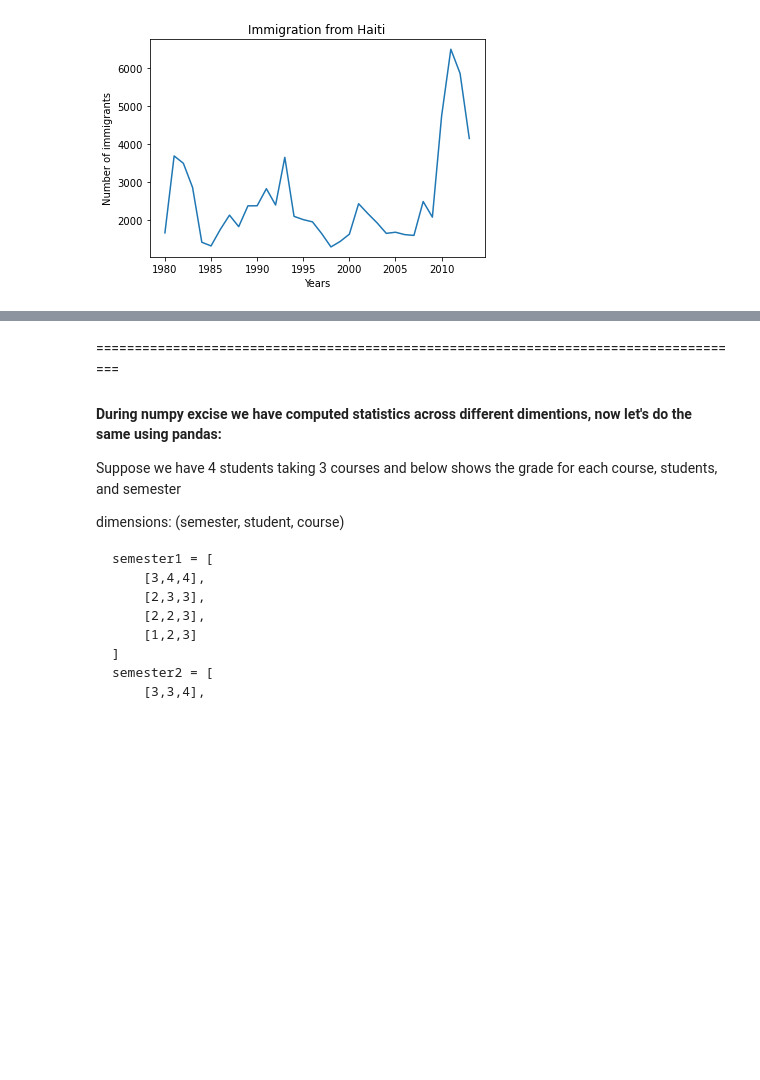
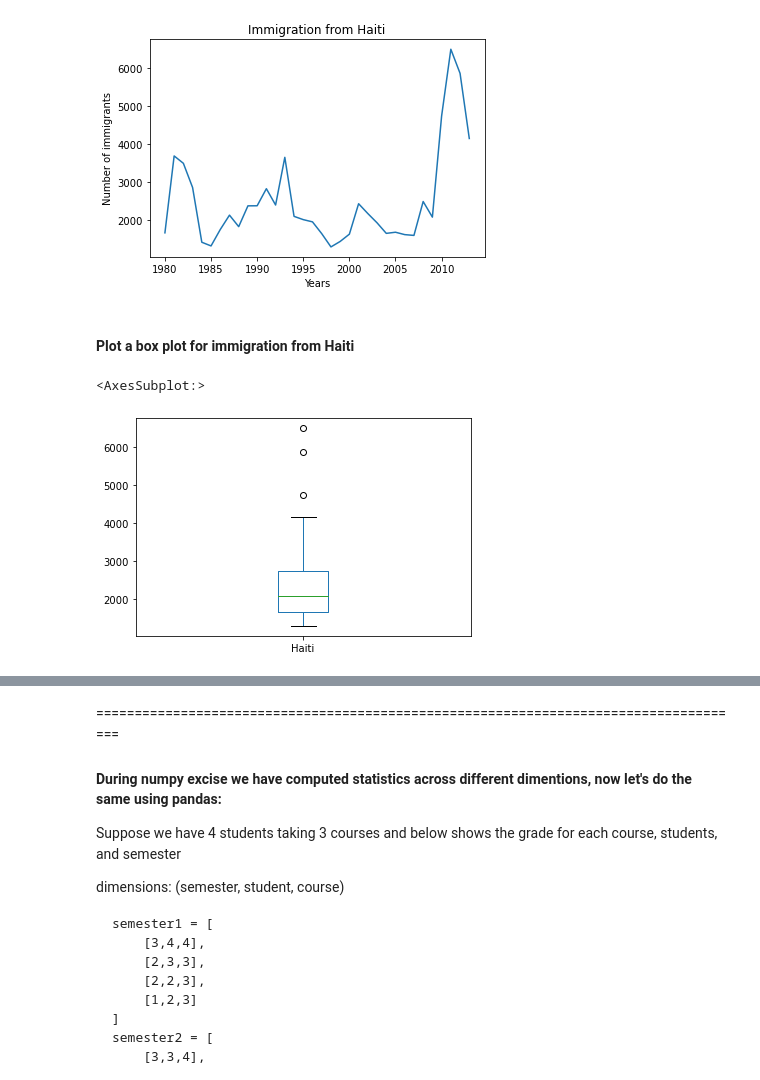
Before and after one commit to donglinchen/data_science_exercise, a Jupyter notebook: pandas-exercise-solution.ipynb, the cells around one changed output, grey strips where cells are left out. Drawn from its saved outputs; the diff is of its cells as text; code cells hidden in the pictures; blank space fills up the shorter version.

```diff
--- a/pandas-exercise-solution.ipynb
+++ b/pandas-exercise-solution.ipynb
@@ -13,6 +17,6 @@ Checking the file we can see the data header starts from line 20
 # %%
 import pandas as pd
-df = pd.read_excel('Canada.xlsx', sheet_name='Canada by Citizenship', skiprows=20)
+df = pd.read_excel('Canada.xls', sheet_name='Canada by Citizenship', skiprows=20)
 print(df.shape)
 df.head()
 # %% [output]
@@ -97,3 +101,10 @@ plt.xlabel('Years')
 plt.ylabel('Number of immigrants');
 # %% [output]
 [figure]
+# %% [markdown]
+#### Plot a box plot for immigration from Haiti
+# %%
+df.loc['Haiti', range(1980, 2014)].plot(kind='box')
+# %% [output]
+<AxesSubplot:>
+[figure, added]
```
Also changed, not shown: parts of 13 cells of this notebook.
